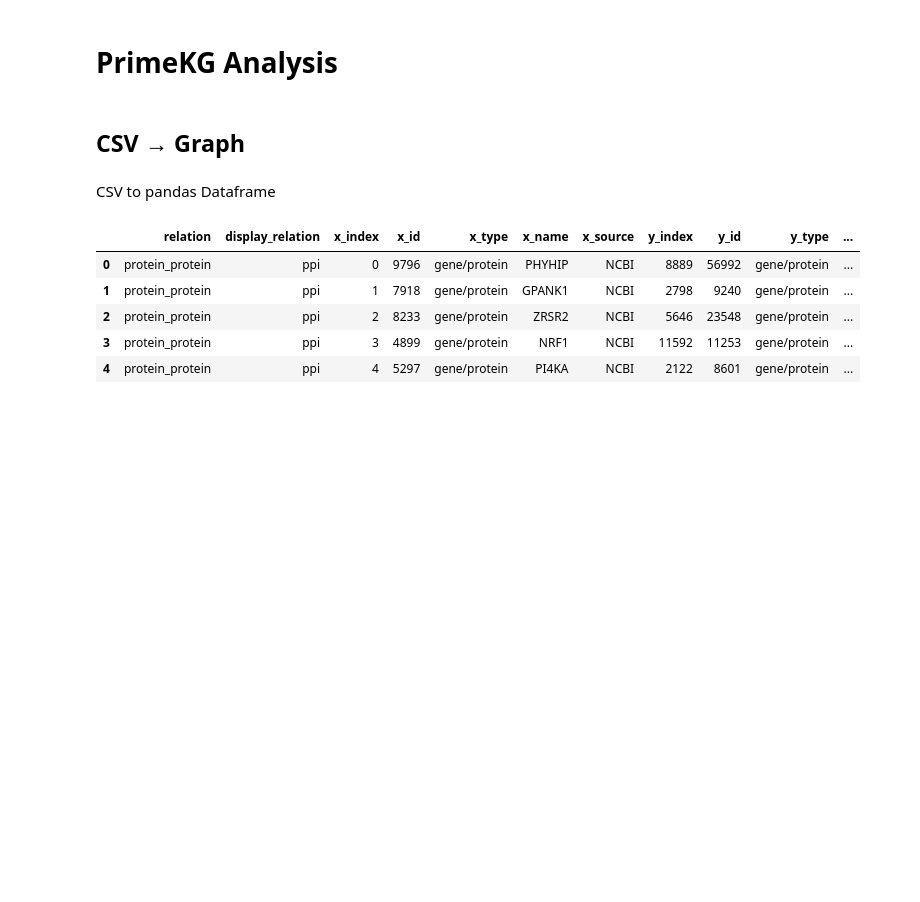
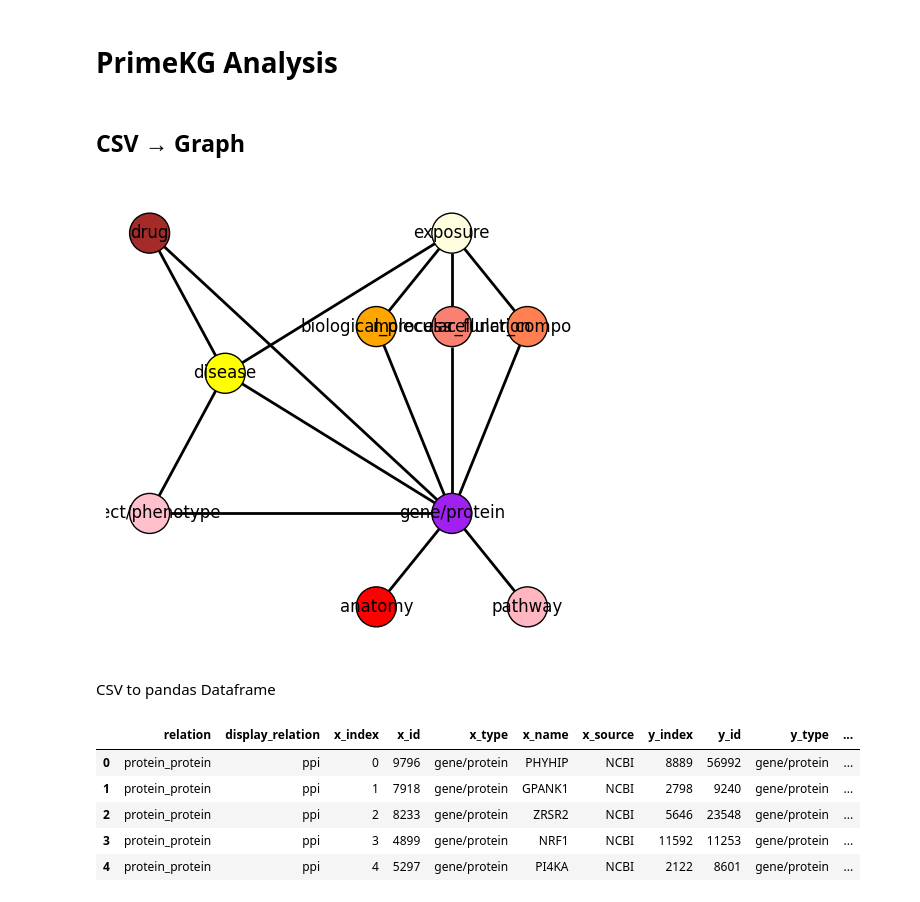
Before and after one commit to LuciaMellini/PatientKG, a Jupyter notebook: code/PrimeKG_Analysis/PrimeKG_analysis.ipynb, the cells around one changed output. Drawn from its saved outputs; the diff is of its cells as text; code cells hidden in the pictures; blank space fills up the shorter version.

```diff
--- a/code/PrimeKG_Analysis/PrimeKG_analysis.ipynb
+++ b/code/PrimeKG_Analysis/PrimeKG_analysis.ipynb
@@ -2,4 +2,67 @@
 # PrimeKG Analysis
 # %% [markdown]
 ## CSV → Graph
+# %%
+import igraph as ig
+import matplotlib.pyplot as plt
+
+# Define the nodes and their labels
+nodes = ['drug', 'exposure', 'disease', 'effect/phenotype', 'gene/protein',
+         'anatomy', 'pathway', 'cellular_component', 'molecular_function', 'biological_process']
+
+# Define edges between nodes
+edges = [
+    ('drug', 'disease'), ('drug', 'gene/protein'),
+    ('exposure', 'disease'), ('exposure', 'biological_process'),
+    ('exposure', 'cellular_component'), ('exposure', 'molecular_function'),
+    ('gene/protein', 'biological_process'), ('gene/protein', 'cellular_component'),
+    ('gene/protein', 'molecular_function'), ('disease', 'gene/protein'),
+    ('effect/phenotype', 'disease'), ('effect/phenotype', 'gene/protein'),
+    ('gene/protein', 'anatomy'), ('gene/protein', 'pathway')
+]
+
+# Create a directed graph
+g = ig.Graph()
+
+# Add vertices (nodes)
+g.add_vertices(nodes)
+
+# Add edges
+g.add_edges(edges)
+
+# Define the positions for each node
+pos = {
+    "drug": (0, 3),
+    "exposure": (4, 3),
+    "disease": (1, 1.5),
+    "effect/phenotype": (0, 0),
+    "gene/protein": (4, 0),
+    "anatomy": (3, -1),
+    "pathway": (5, -1),
+    "cellular_component": (5, 2),
+    "molecular_function": (4, 2),
+    "biological_process": (3, 2)
+}
+
+# Set node colors (optional: to match your previous example)
+color_dict = {
+    'drug': 'brown', 'disease': 'yellow', 'effect/phenotype': 'pink', 'exposure': 'lightyellow',
+    'gene/protein': 'purple', 'pathway': 'lightpink', 'anatomy': 'red',
+    'biological_process': 'orange', 'cellular_component': 'coral', 'molecular_function': 'salmon'
+}
+colors = [color_dict[node] for node in nodes]
+
+# Convert pos dictionary to a list of tuples matching igraph layout format
+layout = [pos[node] for node in nodes]
+
+# Plot the graph using the predefined layout
+fig, ax = plt.subplots(figsize=(6, 6))
+
+# Plot the graph
+ig.plot(g, target=ax, layout=layout, vertex_label=nodes, vertex_color=colors,
+        vertex_size=40, edge_color="black", edge_width=2)
+
+plt.show()
+# %% [output]
+[figure, added]
 # %%
```
Also changed, not shown: parts of 14 cells of this notebook, 7 other files.
